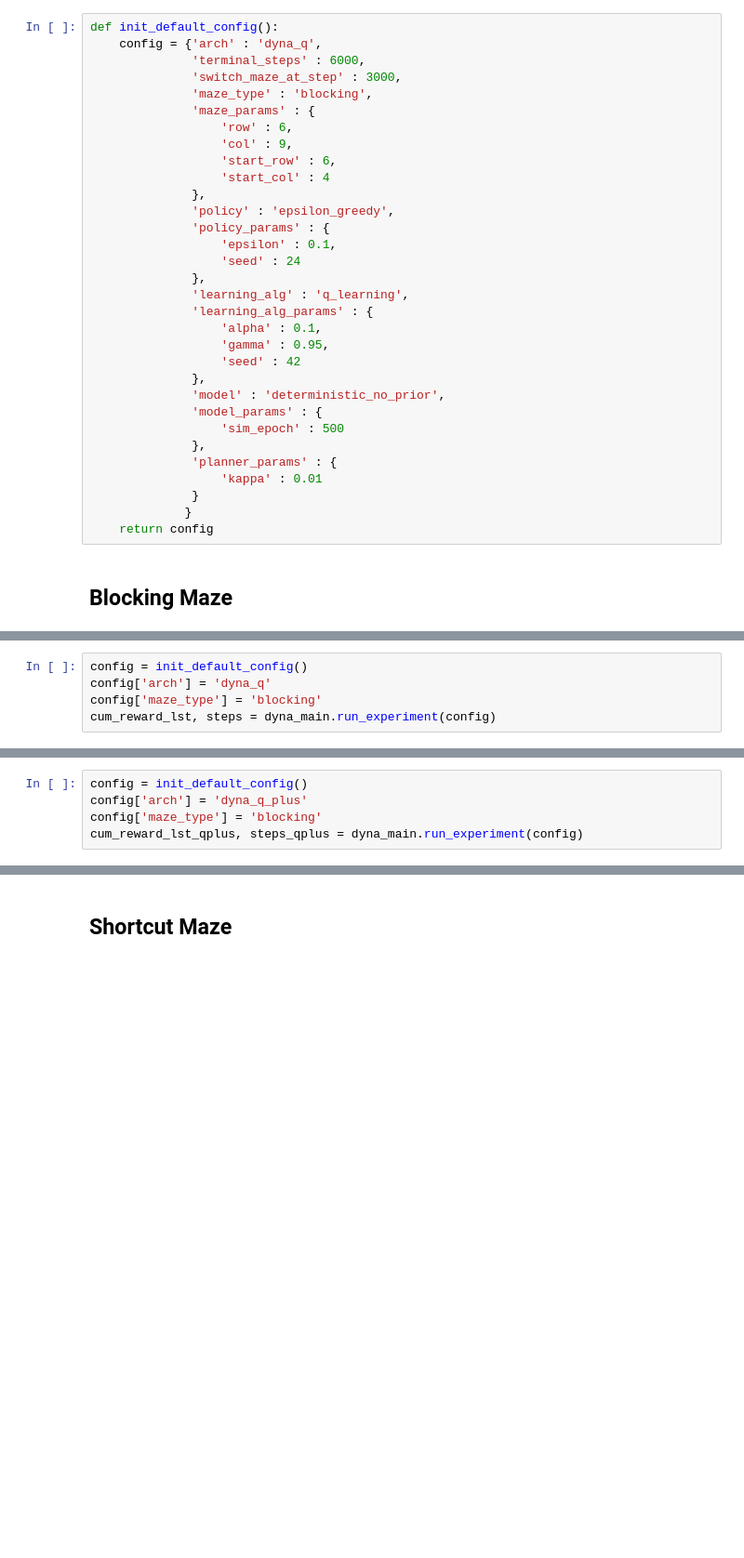
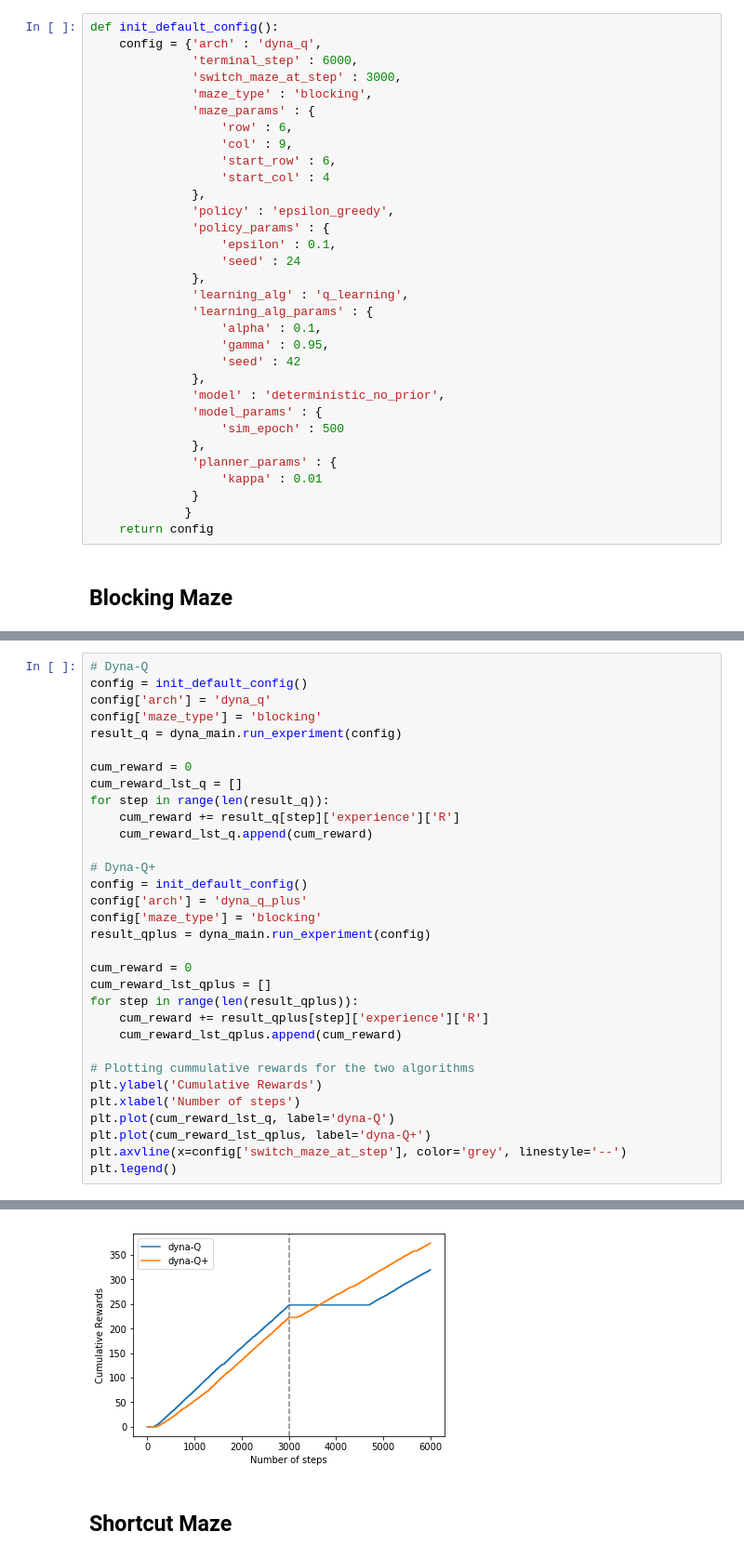
Before and after one commit to rllabmcgill/planning-temporal-abstraction-dynaqties, a Jupyter notebook: assignment_report_track1.ipynb, the cells around one changed output, grey strips where cells are left out. Shown: that part at 93% size. Drawn from its saved outputs; the diff is of its cells as text; blank space fills up the shorter version.

Commit message:
Changed run_experiment return API and fixed resulting incomtibilities

```diff
--- a/assignment_report_track1.ipynb
+++ b/assignment_report_track1.ipynb
@@ -13,7 +13,7 @@ import matplotlib.pyplot as plt
 # %%
 def init_default_config():
     config = {'arch' : 'dyna_q',
-              'terminal_steps' : 6000,
+              'terminal_step' : 6000,
               'switch_maze_at_step' : 3000,
               'maze_type' : 'blocking',
               'maze_params' : {
@@ -49,5 +46,0 @@ def init_default_config():
-# %%
-config = init_default_config()
-config['arch'] = 'dyna_q'
-config['maze_type'] = 'blocking'
-cum_reward_lst, steps = dyna_main.run_experiment(config)
@@ -56,5 +46,0 @@ cum_reward_lst, steps = dyna_main.run_experiment(config)
-# %%
-config = init_default_config()
-config['arch'] = 'dyna_q_plus'
-config['maze_type'] = 'blocking'
-cum_reward_lst_qplus, steps_qplus = dyna_main.run_experiment(config)
@@ -72,0 +47,33 @@ plt.legend()
+# %%
+# Dyna-Q
+config = init_default_config()
+config['arch'] = 'dyna_q'
+config['maze_type'] = 'blocking'
+result_q = dyna_main.run_experiment(config)
+
+cum_reward = 0
+cum_reward_lst_q = []
+for step in range(len(result_q)):
+    cum_reward += result_q[step]['experience']['R']
+    cum_reward_lst_q.append(cum_reward)
+
+# Dyna-Q+
+config = init_default_config()
+config['arch'] = 'dyna_q_plus'
+config['maze_type'] = 'blocking'
+result_qplus = dyna_main.run_experiment(config)
+
+cum_reward = 0
+cum_reward_lst_qplus = []
+for step in range(len(result_qplus)):
+    cum_reward += result_qplus[step]['experience']['R']
+    cum_reward_lst_qplus.append(cum_reward)
+
+# Plotting cummulative rewards for the two algorithms
+plt.ylabel('Cumulative Rewards')
+plt.xlabel('Number of steps')
+plt.plot(cum_reward_lst_q, label='dyna-Q')
+plt.plot(cum_reward_lst_qplus, label='dyna-Q+')
+plt.axvline(x=config['switch_maze_at_step'], color='grey', linestyle='--')
+plt.legend()
+# %% [output]
@@ -73,2 +81,3 @@ plt.legend()
+[figure, added]
 # %% [markdown]
 ## Shortcut Maze
```
Also changed, not shown: parts of 17 cells of this notebook, 4 other files.
